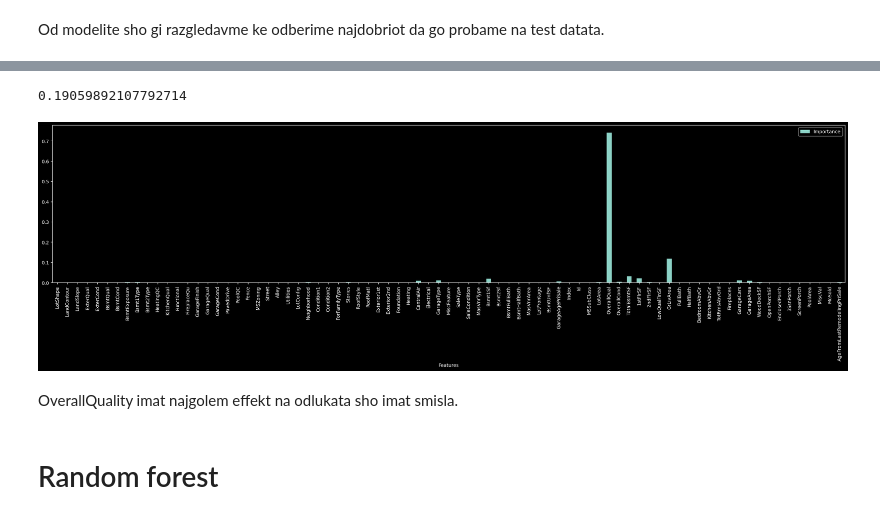
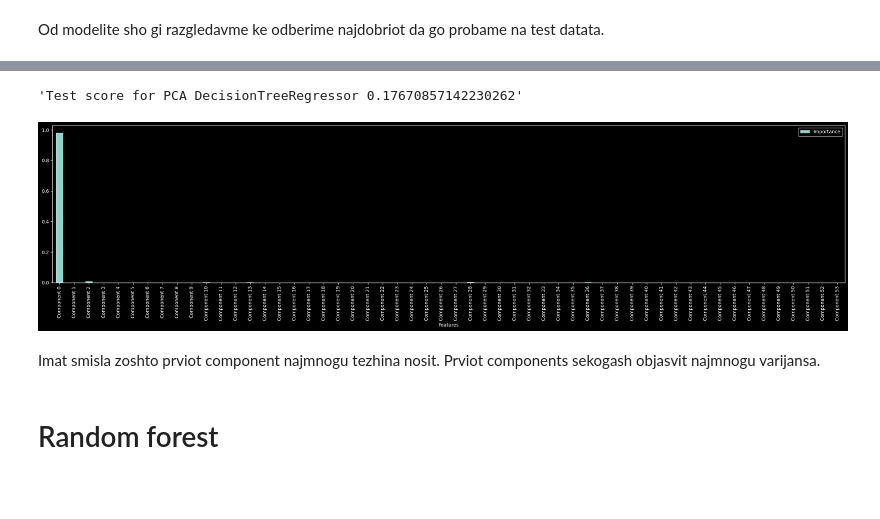
Before and after one commit to viki123v/housing-prices-analysis, a Jupyter notebook: notebooks/regression-trees.ipynb, the cells around one changed output, grey strips where cells are left out. Cells and saved outputs as stored; diff of their text form; code cells hidden in the pictures; blank space fills up the shorter version.

Commit message:
fix: Random forest and SVM

```diff
--- a/notebooks/regression-trees.ipynb
+++ b/notebooks/regression-trees.ipynb
@@ -300,6 +326,0 @@ n_components=10
-# %%
-data_pipe_PCA=copy.deepcopy(data_pipe)
-data_pipe_PCA.steps.append(
-    ('PCA',PCA(n_components=n_components))
-)
-data_pipe_PCA.fit(X_tr,Y_tr)
@@ -323,0 +327,3 @@ Pipeline(steps=[('functiontransformer-1',
+# %%
+pipe_PCA.steps[-1]=("PCA",PCA(n_components=n_components))
+pipe_PCA.fit(X_tr,Y_tr)
@@ -324,6 +348,6 @@ Pipeline(steps=[('functiontransformer-1',
 # %%
-X_tr_PCA,X_test_PCA=data_pipe_PCA.transform(X_tr),\
-    data_pipe_PCA.transform(X_test)
+X_tr_PCA,X_test_PCA=pipe_PCA.transform(X_tr),\
+    pipe_PCA.transform(X_test)
 # %%
 tree=DecisionTreeRegressor(random_state=42)
 cvs=cross_val_score(
@@ -431,6 +455,11 @@ GridSearchCV(cv=10, estimator=DecisionTreeRegressor(random_state=42), n_jobs=-1,
 # %% [markdown]
 Od modelite sho gi razgledavme ke odberime najdobriot da go probame na test datata.
 # %%
-best_model=DecisionTreeRegressor(min_samples_leaf=0.01, random_state=42)
-best_model.fit(X_tr_proc,Y_tr)
+pipe_best_model = copy.deepcopy(pipe_PCA)
+pipe_best_model.steps.append(
+    ("Best model",DecisionTreeRegressor(
+        max_depth=7, min_samples_leaf=0.03798430379746836, random_state=42
+    ))
+)
+pipe_best_model.fit(X_tr,Y_tr)
 # %% [output]
@@ -438,19 +483,22 @@ DecisionTreeRegressor(min_samples_leaf=0.01, random_state=42)
-# %%
--1*rmse_logs(Y_test,best_model.predict(X_test_proc))
-# %% [output]
-0.19059892107792714
+# %%
+"Test score for PCA DecisionTreeRegressor {}".format(-1 * rmse_logs(
+    Y_test,
+    pipe_best_model.predict(X_test)
+))
+# %% [output]
+'Test score for PCA DecisionTreeRegressor 0.17670857142230262'
 # %%
 pd.DataFrame(
     data={
-        'Importance': best_model.feature_importances_,
-        'Features' : X_test_proc.columns
+        'Importance': pipe_best_model.steps[-1][1].feature_importances_,
+        'Features' : [f'Component {i}' for i in range(n_components)]
     }
 ).plot.bar(y='Importance',x='Features',figsize=(30,6))
 plt.show()
 # %% [output]
-[figure, old version]
+[figure, new version]
-# %% [markdown]
-OverallQuality imat najgolem effekt na odlukata sho imat smisla.
+# %% [markdown]
+Imat smisla zoshto prviot component najmnogu tezhina nosit. Prviot components sekogash objasvit najmnogu varijansa.
 # %% [markdown]
 # Random forest
 # %% [markdown]
```
Also changed, not shown: parts of 23 cells of this notebook, 1 other file.
